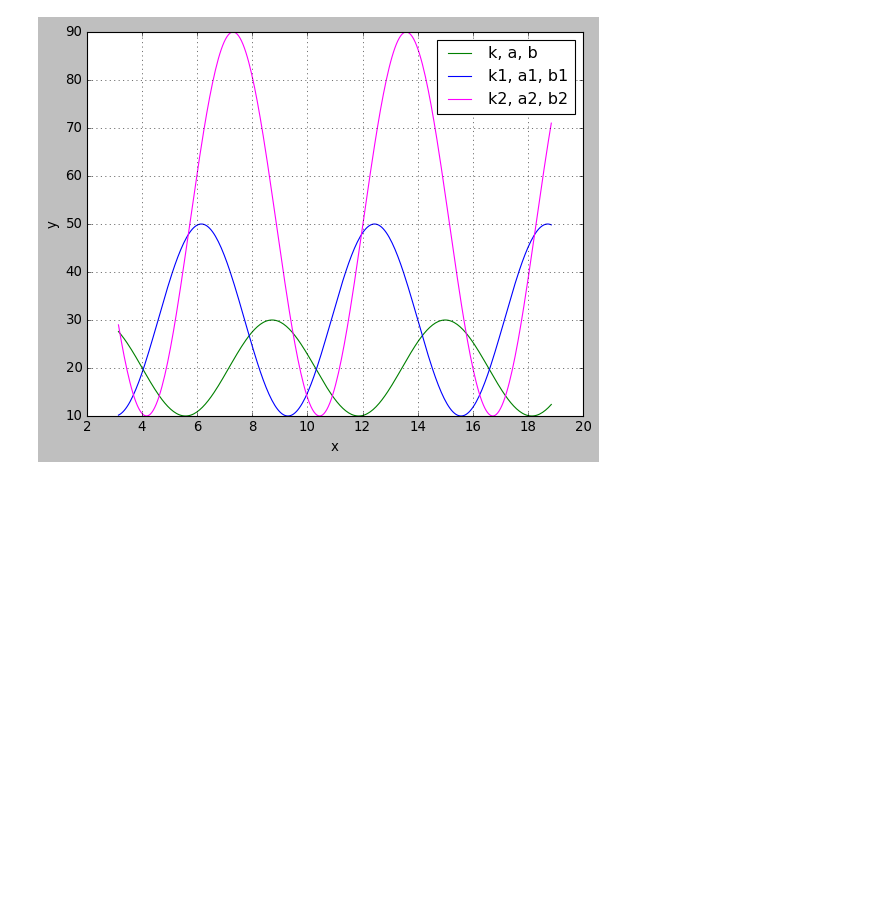
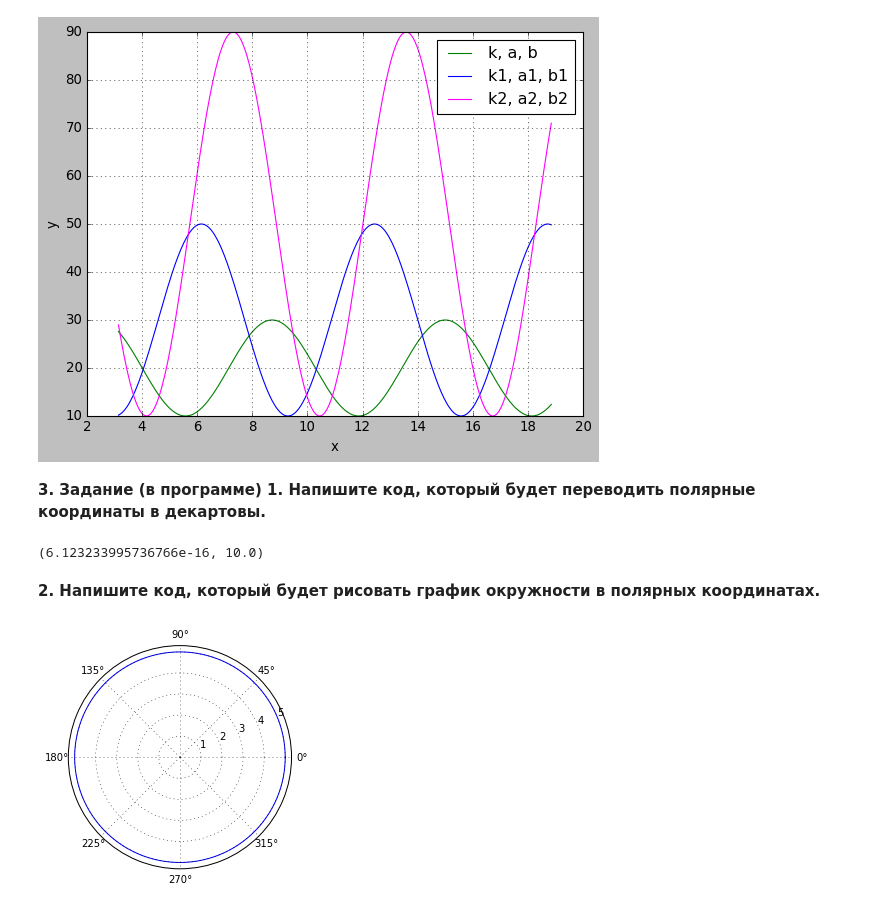
Before and after one commit to tyashin/GB-AI-Intro-to-further-math-homeworks, a Jupyter notebook: lesson-3/lesson-3.ipynb, the cells around one changed output. Cells and saved outputs as stored; diff of their text form; code cells hidden in the pictures; blank space fills up the shorter version.

```diff
--- a/lesson-3/lesson-3.ipynb
+++ b/lesson-3/lesson-3.ipynb
@@ -116,3 +116,24 @@ k=10.0, a=15.0, b=20.0
 k1=20.0, a1=25.0, b1=30.0
 k2=40.0, a2=45.0, b2=50.0
 [figure]
+# %% [markdown]
+**3. Задание (в программе)
+     1. Напишите код, который будет переводить полярные координаты в декартовы.**
+# %%
+def convertPolarToCartesian(radius,angle):
+    x = radius*np.cos(angle)
+    y = radius*np.sin(angle)
+    return (x,y)
+
+print(convertPolarToCartesian(10,np.pi/2))
+# %% [output]
+(6.123233995736766e-16, 10.0)
+# %% [markdown]
+**2. Напишите код, который будет рисовать график окружности в полярных
+координатах.**
+# %%
+angle = np.linspace(0, 2*np.pi, 360)
+plt.polar(angle, [5]*len(angle))
+plt.show()
+# %% [output]
+[figure, added]
```
Also changed, not shown: parts of 2 cells of this notebook.
